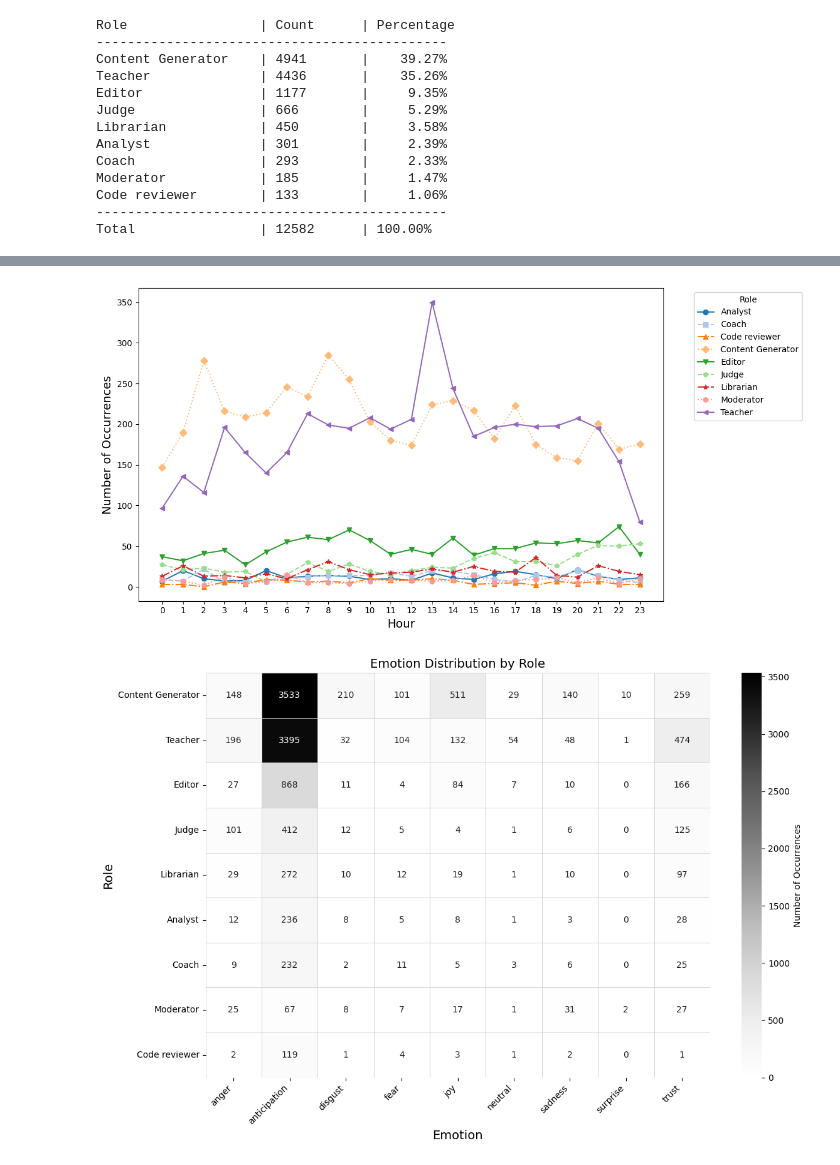
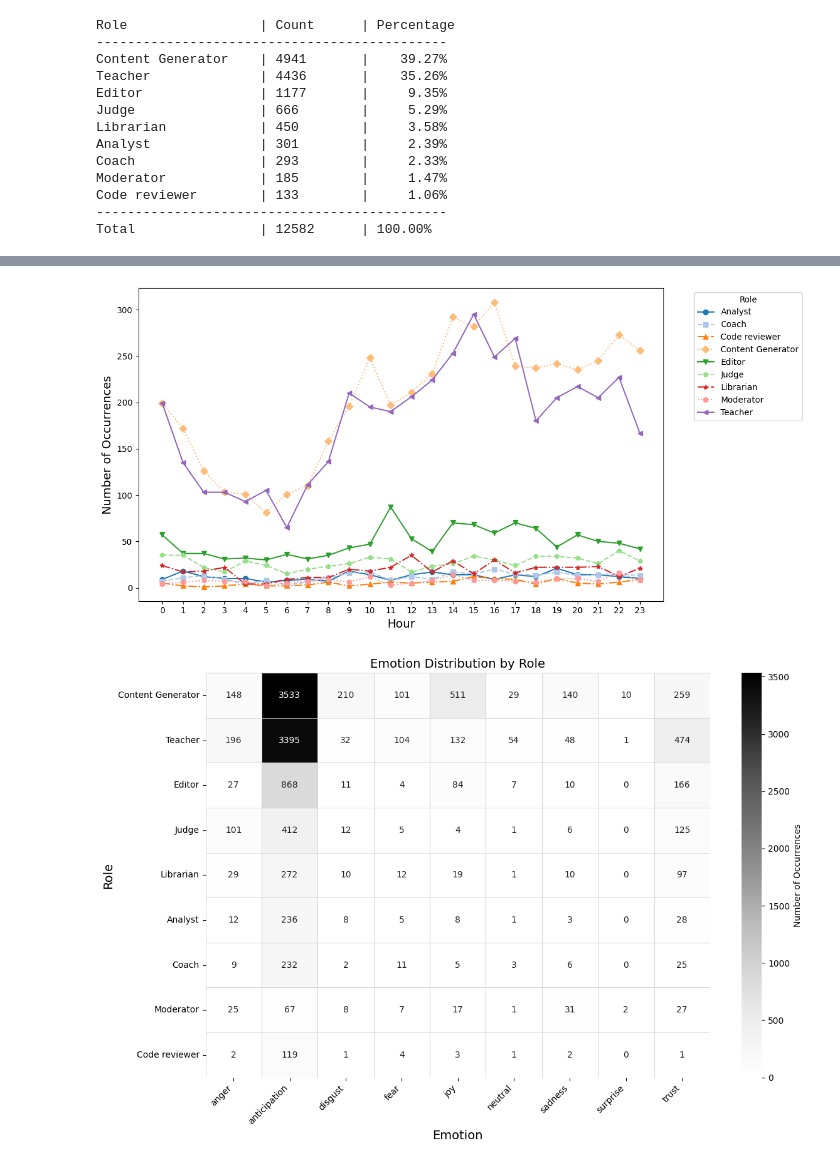
Before and after one commit to Engineering-AI-Systems-Team-3/chatgpt-at-work, a Jupyter notebook: chatgpt_at_work.ipynb, the cells around one changed output, grey strips where cells are left out. Cells and saved outputs as stored; diff of their text form; code cells hidden in the pictures.

```diff
--- a/chatgpt_at_work.ipynb
+++ b/chatgpt_at_work.ipynb
@@ -2618,11 +2650,11 @@ Total                | 12582      | 100.00%
+# %%
+hours_extracted = roles_df['timestamp_local'].astype(str).str[11:13]
+roles_df['hour'] = pd.to_numeric(hours_extracted, errors='coerce')
+roles_df = roles_df.dropna(subset=['hour'])
 # %%
 # Roles by hour of the day
 
-roles_df['timestamp'] = pd.to_datetime(roles_df['timestamp'])
-
 filtered_roles_df = roles_df[roles_df['role'] != "Other"].copy()
-
-filtered_roles_df['hour'] = filtered_roles_df['timestamp'].dt.hour
 
 hourly_distribution = (
     filtered_roles_df
@@ -2632,35 +2664,34 @@ hourly_distribution = (
 )
 
 plt.figure(figsize=(12, 6))
 
 markers = itertools.cycle(['o', 's', '^', 'D', 'v', 'p', '*', 'h', '<', '>'])
 linestyles = itertools.cycle(['-', '--', '-.', ':'])
 colors = itertools.cycle(plt.cm.tab20.colors)
 
-# Plottiamo ogni ruolo individualmente
 for role in hourly_distribution.columns:
     plt.plot(
         hourly_distribution.index,
         hourly_distribution[role],
         marker=next(markers),
         linestyle=next(linestyles),
         color=next(colors),
         linewidth=1.5,
         markersize=6,
         label=role
     )
 
 plt.xlabel('Hour', fontsize=14)
 plt.ylabel('Number of Occurrences', fontsize=14)
 plt.xticks(range(0, 24))
 plt.grid(True, linestyle='--', alpha=0.6)
 plt.legend(title='Role', bbox_to_anchor=(1.05, 1), loc='upper left')
 
 plt.grid(False)
 plt.tight_layout()
 plt.show()
 # %% [output]
-[figure, old version]
+[figure, new version]
 # %%
 filtered_roles_df = roles_df[roles_df['role'] != "Other"].copy()
 
```
Also changed, not shown: parts of 7 cells of this notebook, 1 other file.
